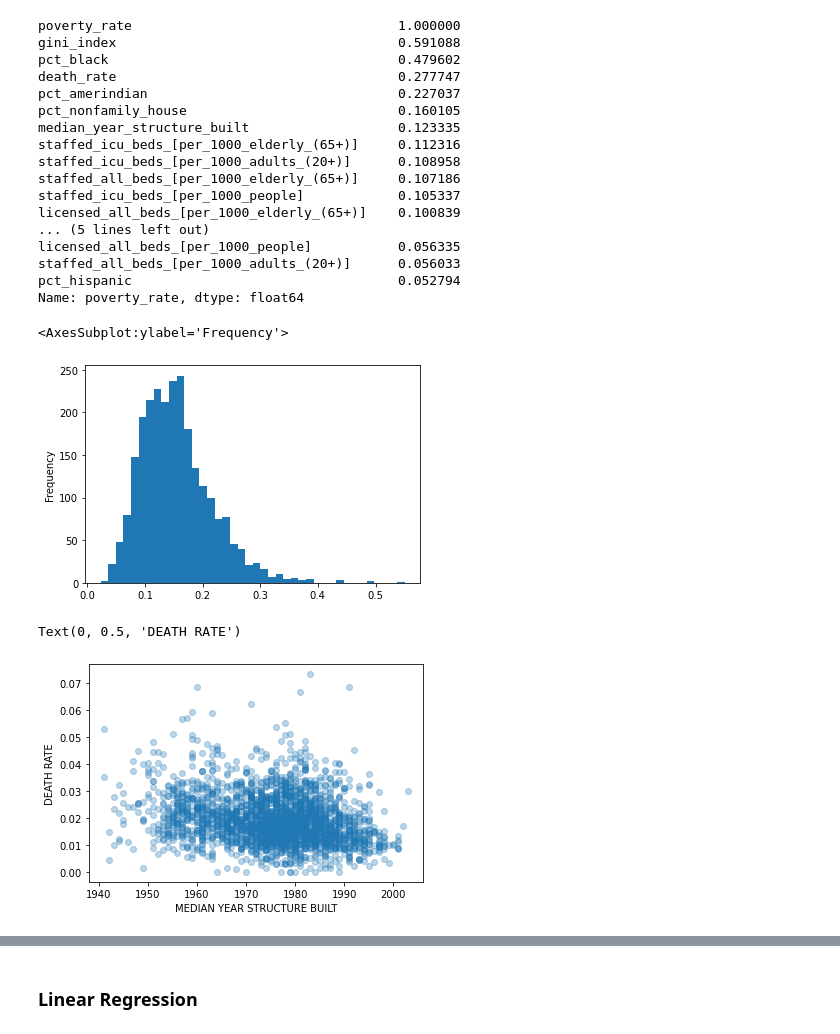
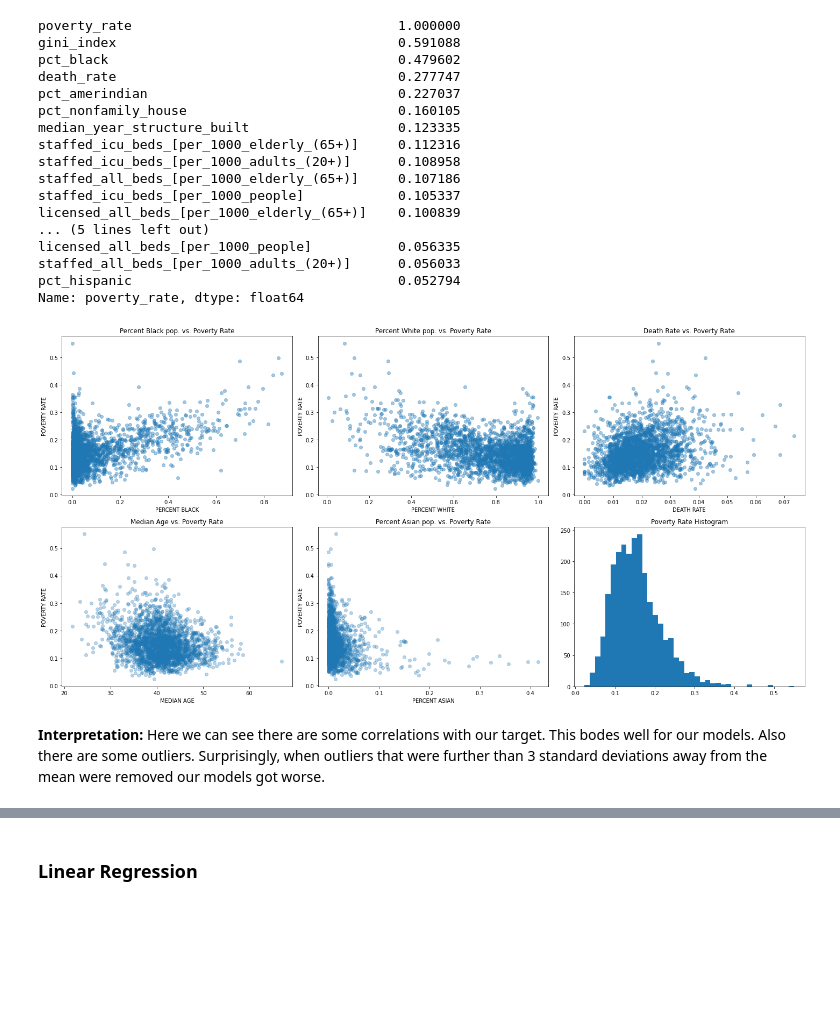
Before and after one commit to spark126/covid_poverty_and_death_rate, a Jupyter notebook: code/poverty_models.ipynb, the cells around one changed output, grey strips where cells are left out. Drawn from its saved outputs; the diff is of its cells as text; code cells hidden in the pictures; blank space fills up the shorter version.

Commit message:
updated images

```diff
--- a/code/poverty_models.ipynb
+++ b/code/poverty_models.ipynb
@@ -59,19 +60,48 @@ licensed_all_beds_[per_1000_people]           0.056335
 staffed_all_beds_[per_1000_adults_(20+)]      0.056033
 pct_hispanic                                  0.052794
 Name: poverty_rate, dtype: float64
-# %%
-df['poverty_rate'].plot(kind='hist', bins=40)
-# %% [output]
-<AxesSubplot:ylabel='Frequency'>
-[figure, removed]
-# %%
-plt.scatter(df.median_year_structure_built,
-            df.death_rate, alpha=.3)
-plt.xlabel('MEDIAN YEAR STRUCTURE BUILT')
-plt.ylabel('DEATH RATE')
-# %% [output]
-Text(0, 0.5, 'DEATH RATE')
-[figure, removed]
+# %%
+fig, ax = plt.subplots(2,3, figsize = (20,10))
+
+ax[0][0].scatter(df['pct_black'], df['poverty_rate'],
+                 alpha = .4)
+ax[0][0].set_xlabel('PERCENT BLACK')
+ax[0][0].set_ylabel('POVERTY RATE')
+ax[0][0].set_title('Percent Black pop. vs. Poverty Rate')
+
+ax[0][1].scatter(df['pct_white'], df['poverty_rate'],
+                 alpha = .4)
+ax[0][1].set_xlabel('PERCENT WHITE')
+ax[0][1].set_ylabel('POVERTY RATE')
+ax[0][1].set_title('Percent White pop. vs. Poverty Rate')
+
+ax[0][2].scatter(df['death_rate'], df['poverty_rate'],
+                 alpha = .4)
+ax[0][2].set_xlabel('DEATH RATE')
+ax[0][2].set_ylabel('POVERTY RATE')
+ax[0][2].set_title('Death Rate vs. Poverty Rate')
+
+ax[1][0].scatter(df['median_age'], df['poverty_rate'],
+                 alpha = .3)
+ax[1][0].set_xlabel('MEDIAN AGE')
+ax[1][0].set_ylabel('POVERTY RATE')
+ax[1][0].set_title('Median Age vs. Poverty Rate')
+
+ax[1][1].scatter(df['pct_asian'], df['poverty_rate'],
+                 alpha = .3)
+ax[1][1].set_xlabel('PERCENT ASIAN')
+ax[1][1].set_ylabel('POVERTY RATE')
+ax[1][1].set_title('Percent Asian pop. vs. Poverty Rate')
+
+ax[1][2].hist(df['poverty_rate'], bins=40)
+ax[1][2].set_title('Poverty Rate Histogram')
+
+plt.tight_layout()
+plt.savefig('../img/poverty_eda');
+# %% [output]
+[figure, added]
+# %% [markdown]
+**Interpretation:** Here we can see there are some correlations with our target. This bodes well for our models. Also there are some outliers. Surprisingly, when outliers that were further than 3 standard deviations away from the mean were removed our models got worse.
 # %%
 X_cols = [col for col in df.columns if 'pct_' in col]
 X_cols.remove('pct_not_hispanic')
```
Also changed, not shown: parts of 30 cells of this notebook, 4 other files.
